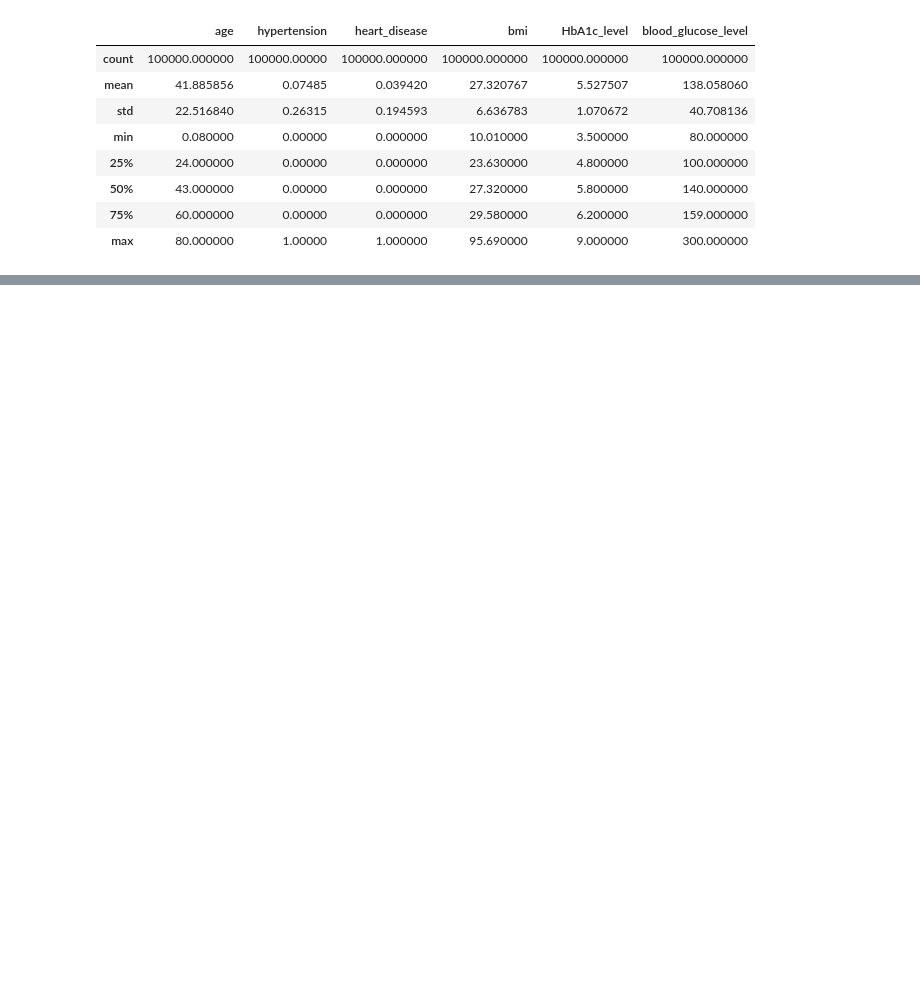
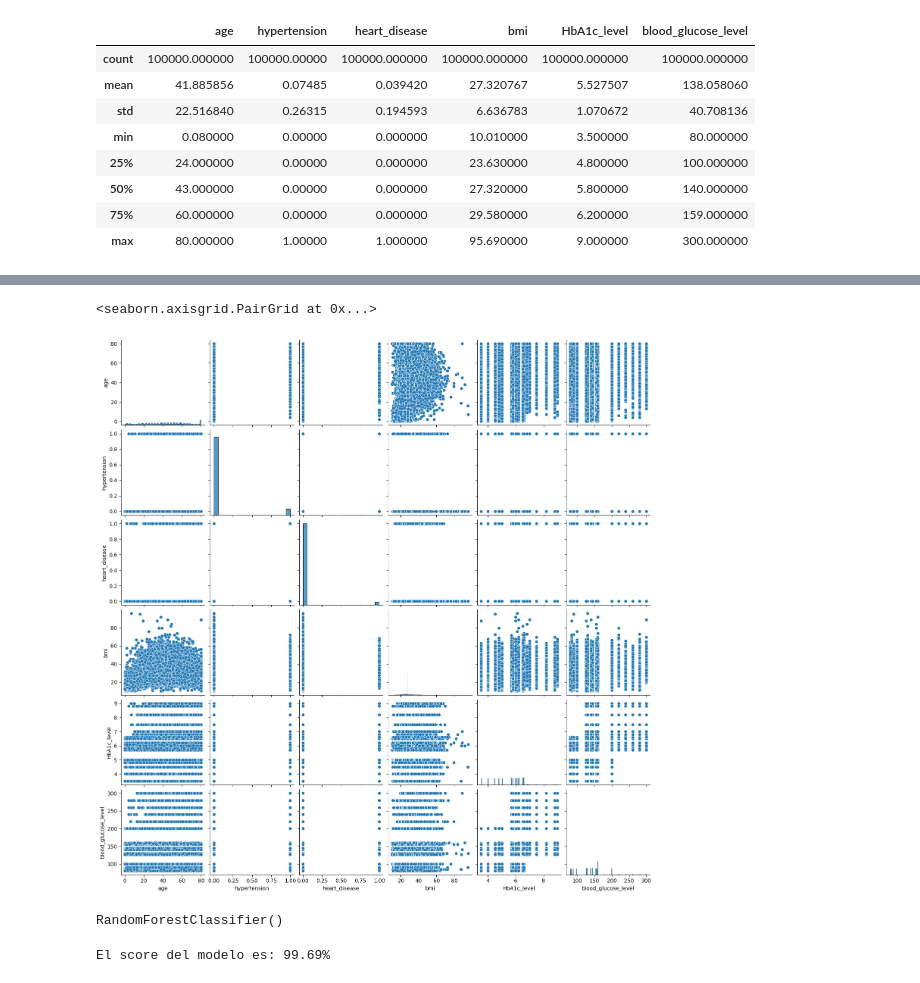
Before and after one commit to edwardfc24/algoritmica-2023-2, a Jupyter notebook: proyecto3/random_forest.ipynb, the cells around one changed output, grey strips where cells are left out. Drawn from its saved outputs; the diff is of its cells as text; code cells hidden in the pictures; blank space fills up the shorter version.

Commit message:
subiendo los 3 modelos completos

```diff
--- a/proyecto3/random_forest.ipynb
+++ b/proyecto3/random_forest.ipynb
@@ -26,0 +38,5 @@ data_x['']
+# %%
+sns.pairplot(data_x)
+# %% [output]
+<seaborn.axisgrid.PairGrid at 0x...>
+[figure, added]
@@ -26,0 +45,8 @@ data_x['']
+# %%
+forest.fit(data_x,data_y)
+# %% [output]
+RandomForestClassifier()
+# %%
+print(f'El score del modelo es: {round(forest.score(data_x,data_y),4)*100}%')
+# %% [output]
+El score del modelo es: 99.69%
```
Also changed, not shown: parts of 6 cells of this notebook, 2 other files.
